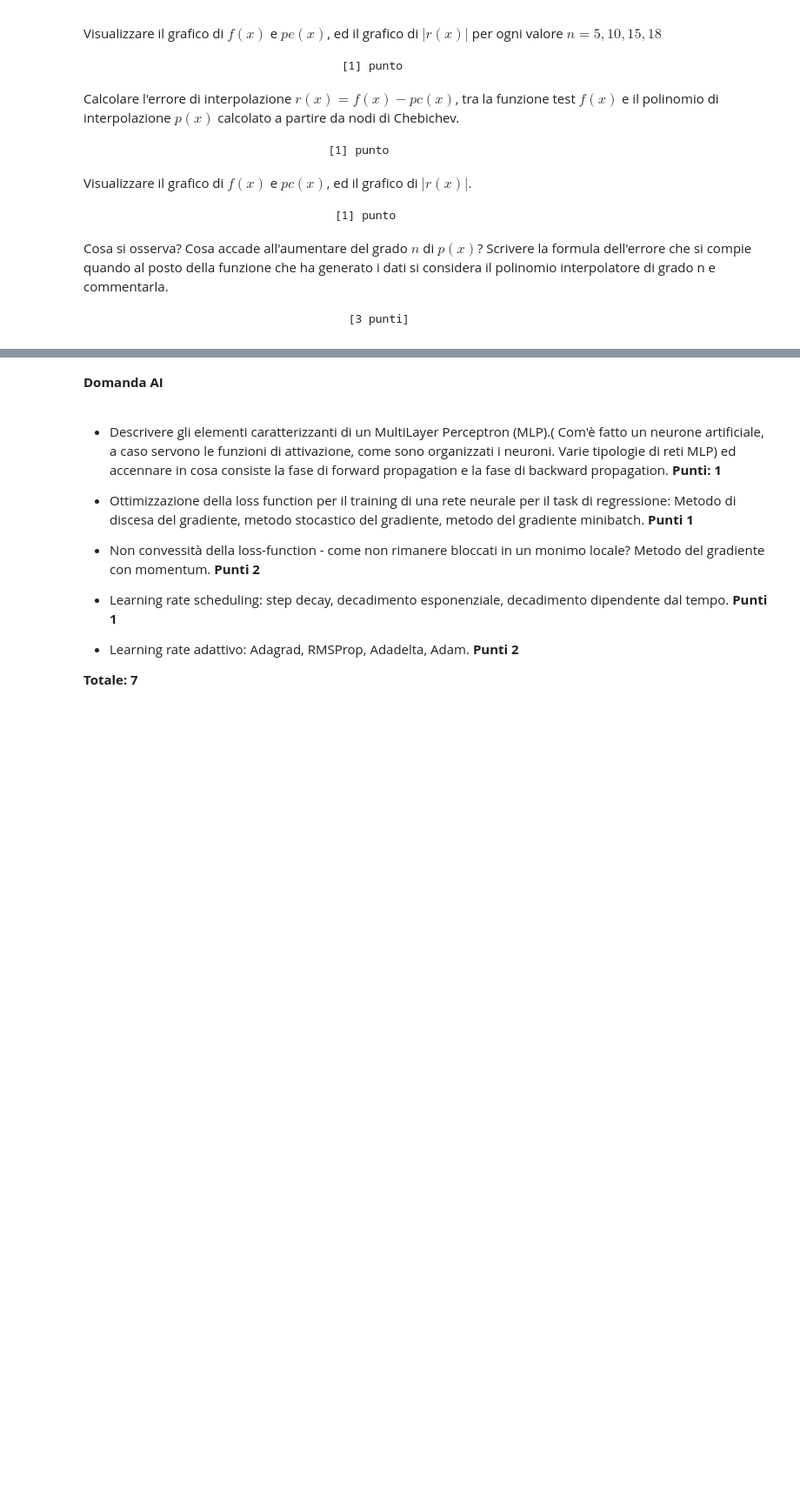
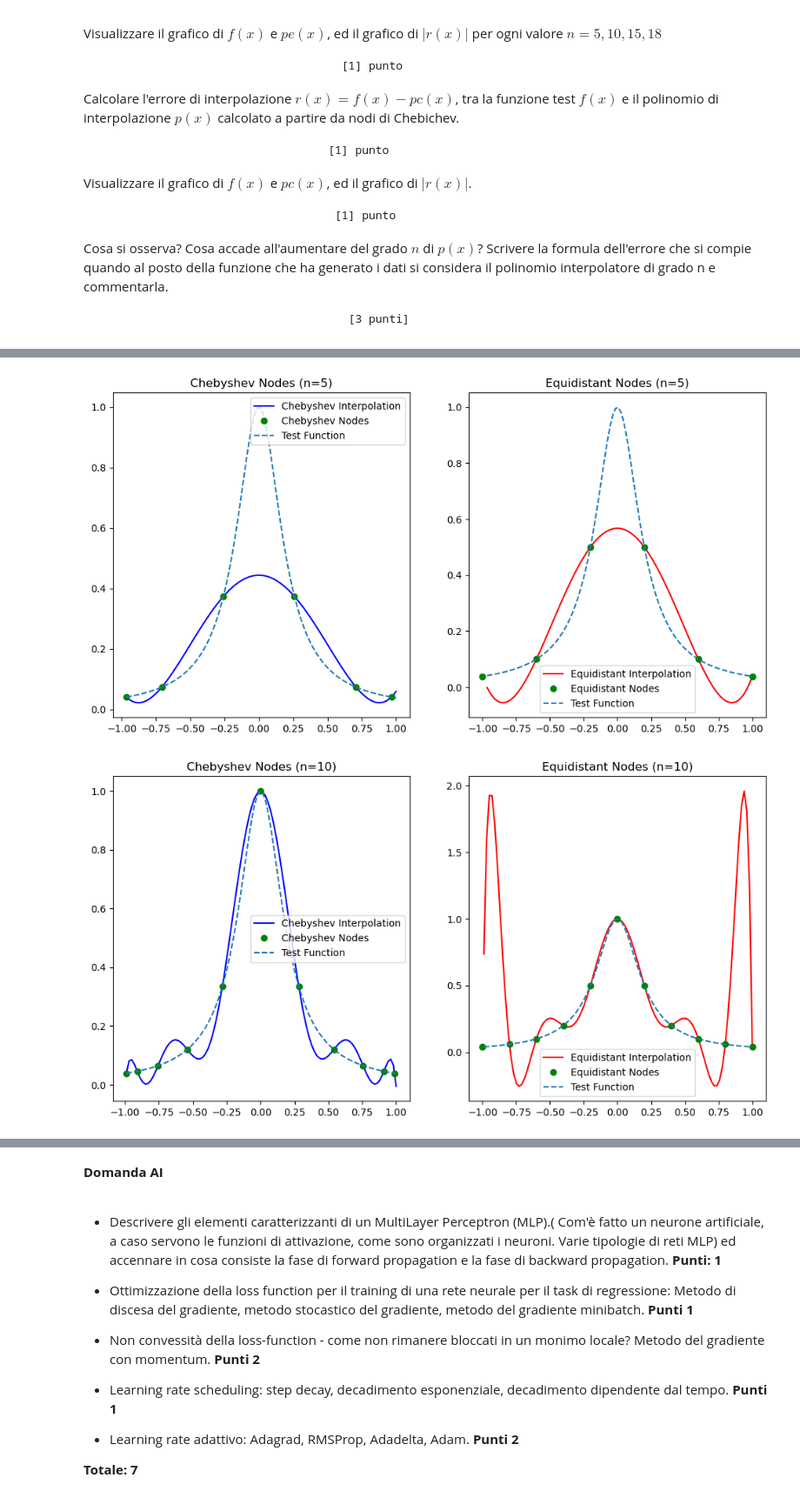
Before and after one commit to alevu3344/EsercitazioniMetodiNumerici, a Jupyter notebook: Scheletri/Esame_6Maggio2024.ipynb, the cells around one changed output, grey strips where cells are left out. Shown at 87% size. Drawn from its saved outputs; the diff is of its cells as text; code cells hidden in the pictures; blank space fills up the shorter version.

```diff
--- a/Scheletri/Esame_6Maggio2024.ipynb
+++ b/Scheletri/Esame_6Maggio2024.ipynb
@@ -27,6 +27,7 @@ from scipy.io import loadmat
 import numpy as np
 import scipy.linalg as spl
 import numpy.linalg as npl
+import matplotlib.pyplot as plt
 import Schel_FULL as sf
 
 dati = loadmat('test_06_05_2024.mat')
@@ -39,7 +40,7 @@ b=b.astype(float)
 
 PT, L, U = spl.lu(A)
 P = PT.T.copy()
-x, flag = sf.LUsolve(P,A,L,U,b)
+x, flag = sf.LUsolve(P,L,U,b)
 
 print(x)
 
@@ -237,0 +158,77 @@ for n in n_values:
+# %%
+def chebishev(a,b,n):
+    nodes = []
+    for i in range(0, n+1):
+        x = (a+b)/2 + ((b-a)/2)*np.cos(((2*i + 1)*np.pi)/(2*(n+1)))
+        nodes.append(x)
+    nodes.sort()
+    return nodes
+
+def equidistant(a,b,n):
+    return np.linspace(a,b,n+1)
+
+
+a, b = (-1,1)
+
+f = lambda x : 1/(1 + 25*x**2)
+
+err_rel_equi = []
+err_rel_cheb = []
+
+for n in [5,10,15,18] :
+
+    nodi_cheb = np.array(chebishev(a,b,n))
+    nodi_equi = np.array(equidistant(a,b,n))
+
+    f_nodi_cheb = f(nodi_cheb)
+    f_nodi_equi = f(nodi_equi)
+
+    MIN = min(min(nodi_cheb), max(nodi_equi))
+    MAX = max(max(nodi_cheb), max(nodi_equi))
+
+    xx = np.linspace(MIN, MAX, int(MAX - MIN) * 100)
+
+    yy_cheb = sf.InterpL(nodi_cheb, f_nodi_cheb, xx)
+    yy_equi = sf.InterpL(nodi_equi, f_nodi_equi, xx)
+
+    fig, (ax1, ax2) = plt.subplots(1, 2, figsize=(12, 6))
+
+    # Plot Chebyshev interpolation on the left subplot
+    ax1.plot(xx, yy_cheb, 'b-', label='Chebyshev Interpolation')
+    ax1.plot(nodi_cheb, f(nodi_cheb), 'go', label='Chebyshev Nodes')
+    ax1.plot(xx, f(xx),'--', label='Test Function')
+    ax1.set_title(f'Chebyshev Nodes (n={n})')
+    ax1.legend()
+
+    # Plot Equidistant interpolation on the right subplot
+    ax2.plot(xx, yy_equi, 'r-', label='Equidistant Interpolation')
+    ax2.plot(nodi_equi, f(nodi_equi), 'go', label='Equidistant Nodes')
+    ax2.plot(xx, f(xx),'--', label='Test Function')
+    ax2.set_title(f'Equidistant Nodes (n={n})')
+    ax2.legend()
+
+    # Show the figure with both subplots
+    plt.show()
+
+    r_cheb=np.abs(f(xx)-yy_cheb)
+    norm_inf_cheb=npl.norm(r_cheb,np.inf)
+    err_rel_cheb.append(norm_inf_cheb)
+
+    r_equi=np.abs(f(xx)-yy_equi)
+    norm_inf_equi=npl.norm(r_equi,np.inf)
+    err_rel_equi.append(norm_inf_equi)
+
+# Plot relative errors vs. n
+plt.figure(figsize=(8, 6))
+plt.plot([5, 10, 15, 18], err_rel_cheb, 'b-o', label='Chebyshev Nodes')
+plt.plot([5, 10, 15, 18], err_rel_equi, 'r-o', label='Equidistant Nodes')
+plt.xlabel('Number of Nodes (n)')
+plt.ylabel('Maximum Relative Error')
+plt.title('Relative Error vs. Number of Nodes')
+plt.yscale('log')
+plt.legend()
+plt.grid(True)
+plt.show()
+# %% [output]
+[figure, added]
+[figure, added]
```
Also changed, not shown: parts of 3 cells of this notebook, 12 other files.
